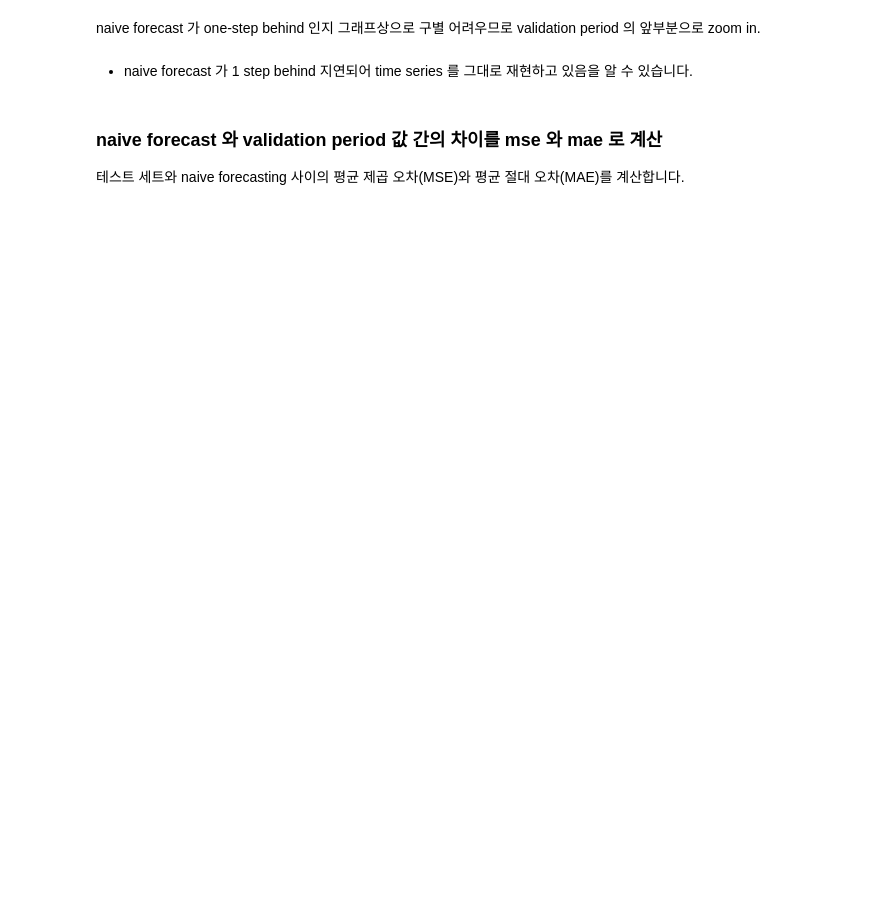
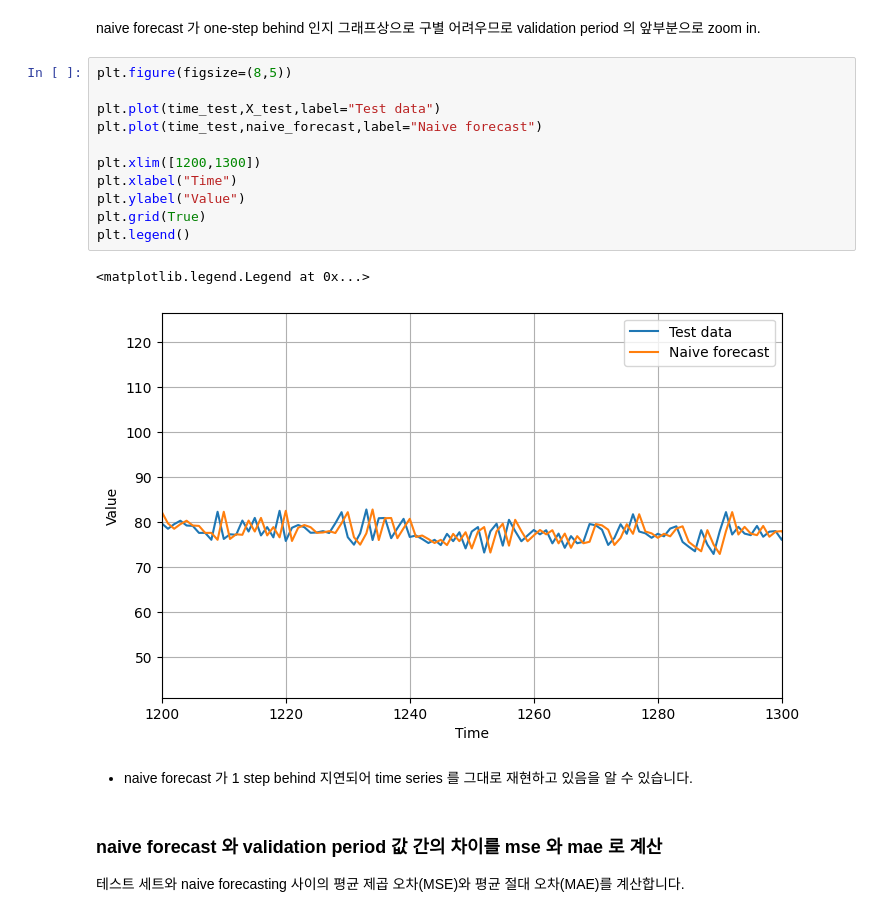
Before and after one commit to chasookim/PlayLearning, a Jupyter notebook: Infran_Time_Series/template_030_simple_persistence_algorithm.ipynb, the cells around one changed output. Drawn from its saved outputs; the diff is of its cells as text; blank space fills up the shorter version.

```diff
--- a/Infran_Time_Series/template_030_simple_persistence_algorithm.ipynb
+++ b/Infran_Time_Series/template_030_simple_persistence_algorithm.ipynb
@@ -120,5 +142,19 @@ t에서의 값을 t+1에서의 값으로 예측하는 것입니다. 이렇게
 # %% [markdown]
 naive forecast 가 one-step behind 인지 그래프상으로 구별 어려우므로 validation period 의 앞부분으로 zoom in.
+# %%
+plt.figure(figsize=(8,5))
+
+plt.plot(time_test,X_test,label="Test data")
+plt.plot(time_test,naive_forecast,label="Naive forecast")
+
+plt.xlim([1200,1300])
+plt.xlabel("Time")
+plt.ylabel("Value")
+plt.grid(True)
+plt.legend()
+# %% [output]
+<matplotlib.legend.Legend at 0x...>
+[figure, added]
 # %% [markdown]
 - naive forecast 가 1 step behind 지연되어 time series 를 그대로 재현하고 있음을 알 수 있습니다.
 # %% [markdown]
```
Also changed, not shown: parts of 12 cells of this notebook, 1 other file.
